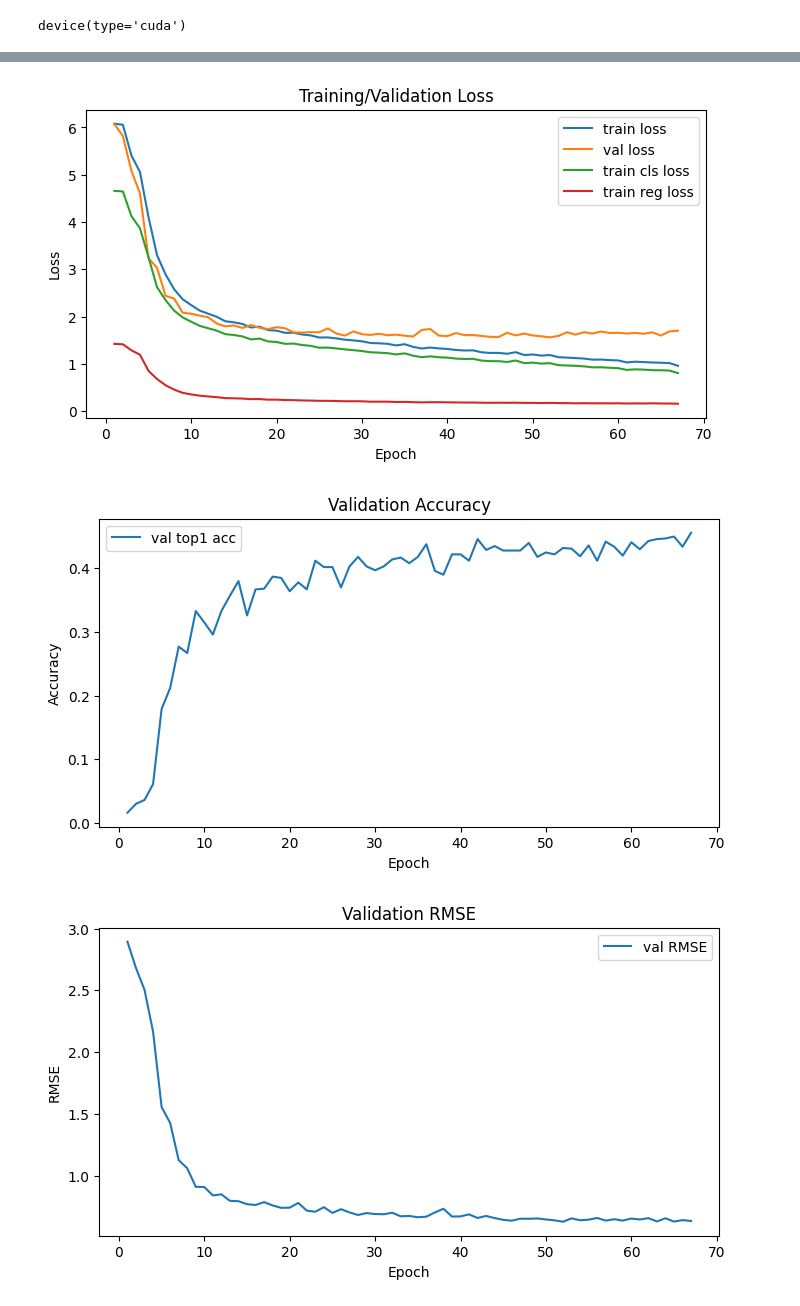
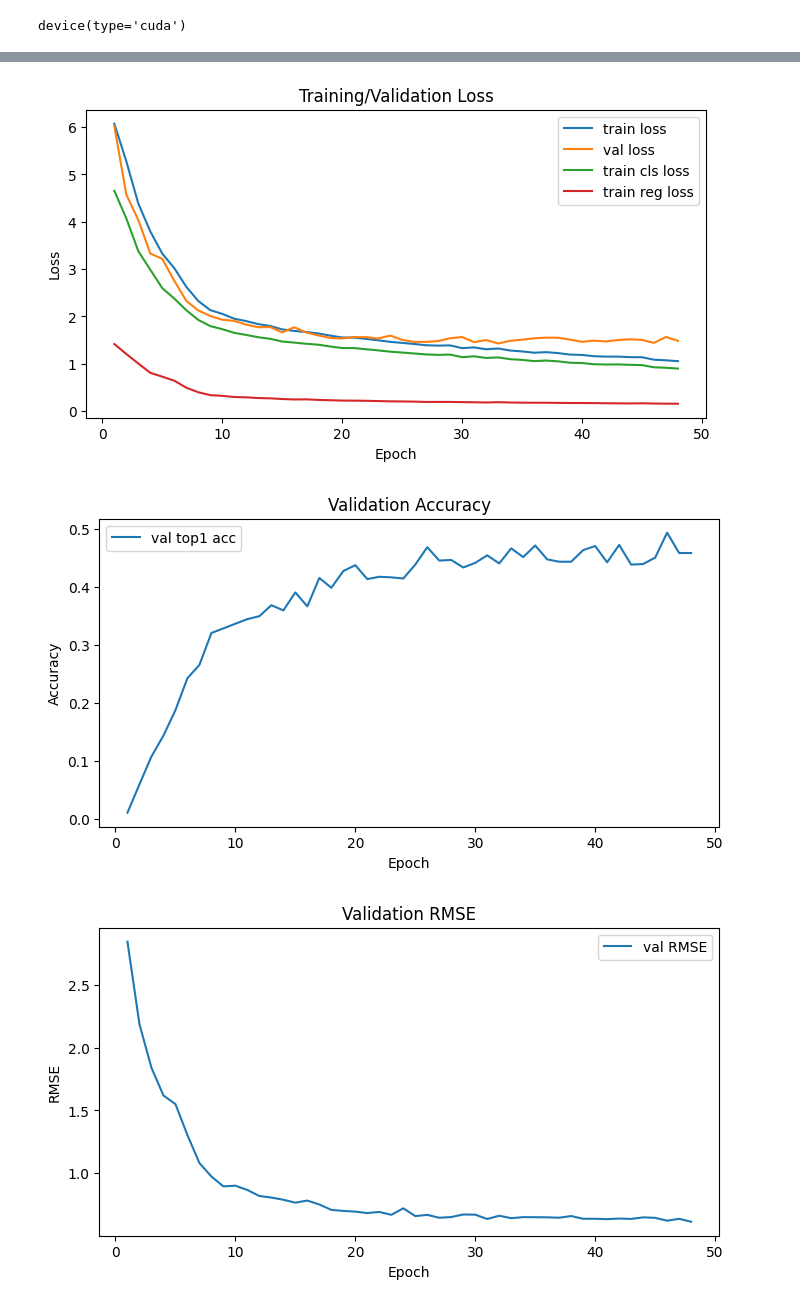
Before and after one commit to gemlorg/studies, a Jupyter notebook: fifth-year/DNN/hw_1_solution.ipynb, the cells around one changed output, grey strips where cells are left out. Drawn from its saved outputs; the diff is of its cells as text; code cells hidden in the pictures.

```diff
--- a/fifth-year/DNN/hw_1_solution.ipynb
+++ b/fifth-year/DNN/hw_1_solution.ipynb
@@ -146,15 +167,14 @@ device(type='cuda')
 from dnn_solver import DataAugmentation
 from torch.utils.data import DataLoader
 
-from dnn_solver.types import BrightnessContrastAugmentationConfig, DataAugmentationConfig, FlipAugmentationConfig, GaussianNoiseAugmentationConfig, RandomDeleteAugmentationConfig, RotationAugmentationConfig
+from dnn_solver.types import BrightnessContrastAugmentationConfig, DataAugmentationConfig, FlipAugmentationConfig, GaussianNoiseAugmentationConfig, RotationAugmentationConfig
 
 
 config = DataAugmentationConfig(
-    flip=FlipAugmentationConfig(probability=0.1, horizontal=True, vertical=True),
-    rotation=RotationAugmentationConfig(probability=0.1),
+    flip=FlipAugmentationConfig(probability=0.4, horizontal=True, vertical=True),
+    rotation=RotationAugmentationConfig(probability=0.4),
     gaussian_noise=GaussianNoiseAugmentationConfig(probability=0.1, mean=0.0, std=0.05),
     brightness_contrast=BrightnessContrastAugmentationConfig(probability=0.1, brightness=0.1, contrast=0.1),
-    random_delete=RandomDeleteAugmentationConfig(probability=0, scale=(0.02, 0.1), ratio=(0.3, 3.3))
 )
 
 train_dataset = IMGDataset(train=True, transform=DataAugmentation(config))
@@ -164,14 +204,15 @@ val_loader   = DataLoader(val_dataset,   batch_size=1000, shuffle=False)
 # %%
-from dnn_solver.net import GSNMultiTaskNet
+from dnn_solver.net import MultiTaskNet
 from dnn_solver.trainer import MultiTaskTrainer
 
 # we assume that values are in 2..8, instead of 1..9 as in the original assignment statement, change to 1..9 if needed
 VALUES_MIN = 2
 VALUES_MAX = 8
+img_dir = "./img"
 
-def run_experiment(lambda_cnt: float, use_cls_loss: bool, *, epochs: int = 100, weight_decay: float = 1e-4, log_freq: int = 50, patience: int = 15, save_dir: str | None = None):
+def run_experiment(lambda_cnt: float, use_cls_loss: bool, *, epochs: int = 100, weight_decay: float = 1e-4, log_freq: int = 50, patience: int = 15):
     use_cls_loss = use_cls_loss
-    model = GSNMultiTaskNet(num_classes=15 * (VALUES_MAX - VALUES_MIN + 1), dropout_p=0.3).to(device)
+    model = MultiTaskNet(num_classes=15 * (VALUES_MAX - VALUES_MIN + 1), dropout_p=0.3).to(device)
     trainer = MultiTaskTrainer(
         model=model,
         trainloader=train_loader,
@@ -189,5 +230,5 @@ def run_experiment(lambda_cnt: float, use_cls_loss: bool, *, epochs: int = 100,
         log_freq=log_freq,
         patience=patience,
     )
-    trainer.plot_learning_curves(save_dir=save_dir)
+    trainer.plot_learning_curves(save_dir=img_dir)
     return metrics
@@ -260,3 +282,3 @@ Worst pairs (acc): {'squares+circles': 0.0, 'squares+up': 0.0, 'squares+right':
 # %%
-run_experiment(lambda_cnt=1.0, use_cls_loss=True)
+run_experiment(lambda_cnt=3.0, use_cls_loss=True)
 # %% [output]
@@ -280,3 +302,3 @@ Worst pairs (acc): {'squares+circles': 0.8571, 'right+down': 0.8871, 'squares+ri
-[figure, old version]
+[figure, new version]
-[figure, old version]
+[figure, new version]
-[figure, old version]
+[figure, new version]
```
Also changed, not shown: parts of 14 cells of this notebook, 8 other files.
